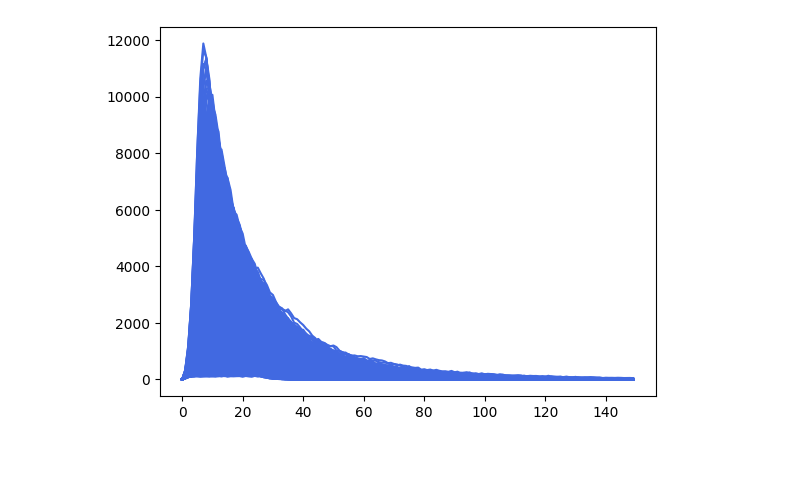
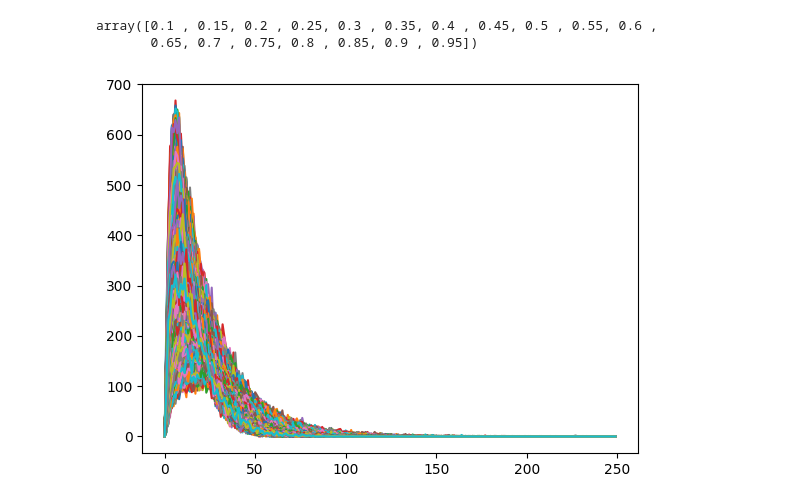
Before and after one commit to Mpkosh/hybrid_surrogate, a Jupyter notebook: notebooks/seir_network_dataset_generation.ipynb, the cells around one changed output. Saved outputs shown, nothing was run; the diff lists cells and outputs as text; code cells hidden in the pictures; blank space fills up the shorter version.

```diff
--- a/notebooks/seir_network_dataset_generation.ipynb
+++ b/notebooks/seir_network_dataset_generation.ipynb
@@ -20,0 +85,39 @@ dataset = pd.DataFrame(columns=columns)
+# %%
+tmax = 250 # time in days for simulation
+columns = ['beta', 'gamma', 'delta',
+           'init_inf_frac', 'init_rec_frac']+ \
+          [day_index for day_index in range(tmax)]
+dataset = pd.DataFrame(columns=columns)
+mo98
+
+pop = 10**5
+ntype = 'r'
+network_model = SEIRNetworkModel(pop, ntype)
+
+gamma = 0.1 # rate: E -> I
+delta = 0.08 # recovery rate: I -> R
+# fraction of initially infected
+
+# fraction of initially recovered
+init_rec_frac = 0
+# transmission rate
+beta_arr = np.arange(0.04, 0.09, 0.01)
+init_inf_frac_arr = np.arange(0.005, 0.011, 0.001)
+
+n_runs = 50
+
+for beta in tqdm.tqdm(beta_arr):
+    for init_inf_frac in init_inf_frac_arr:
+        for seed in range(n_runs):
+            res = network_model.simulate(beta=beta, gamma=gamma,
+                                         delta=delta,
+                                         init_inf_frac=init_inf_frac,
+                                         init_rec_frac=init_rec_frac,
+                                         tmax=tmax)
+            sample = [beta, gamma, delta,
+                      init_inf_frac, init_rec_frac] + res.daily_incidence
+            dataset.loc[len(dataset)] = sample
+
+            save_seir_df(res, pop, ntype, seed,
+                         beta, gamma, delta,
+                         init_inf_frac, init_rec_frac)
@@ -56,5 +191,10 @@ dataset
+# %%
+np.arange(0.1, 1., 0.05)
+# %% [output]
+array([0.1 , 0.15, 0.2 , 0.25, 0.3 , 0.35, 0.4 , 0.45, 0.5 , 0.55, 0.6 ,
+       0.65, 0.7 , 0.75, 0.8 , 0.85, 0.9 , 0.95])
 # %%
-for i in range(len(dataset)):
-    plt.plot(dataset.values[i][5:], color='RoyalBlue')
+for i in range(dataset.shape[0]):
+    plt.plot(dataset.values[i][5:])
 # %% [output]
-[figure, old version]
+[figure, new version]
```
Also changed, not shown: parts of 12 cells of this notebook, 2 other files.
